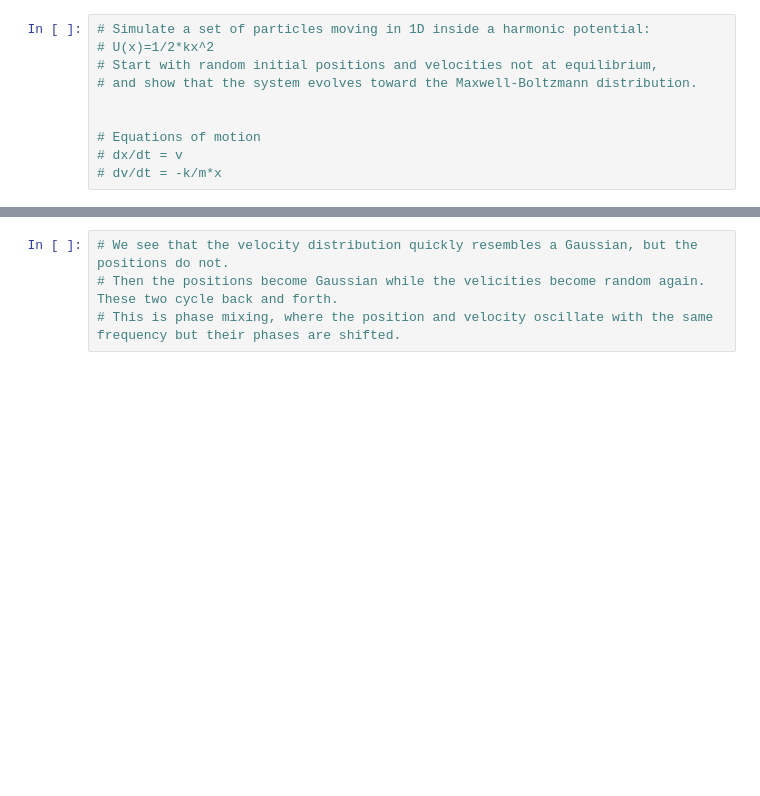
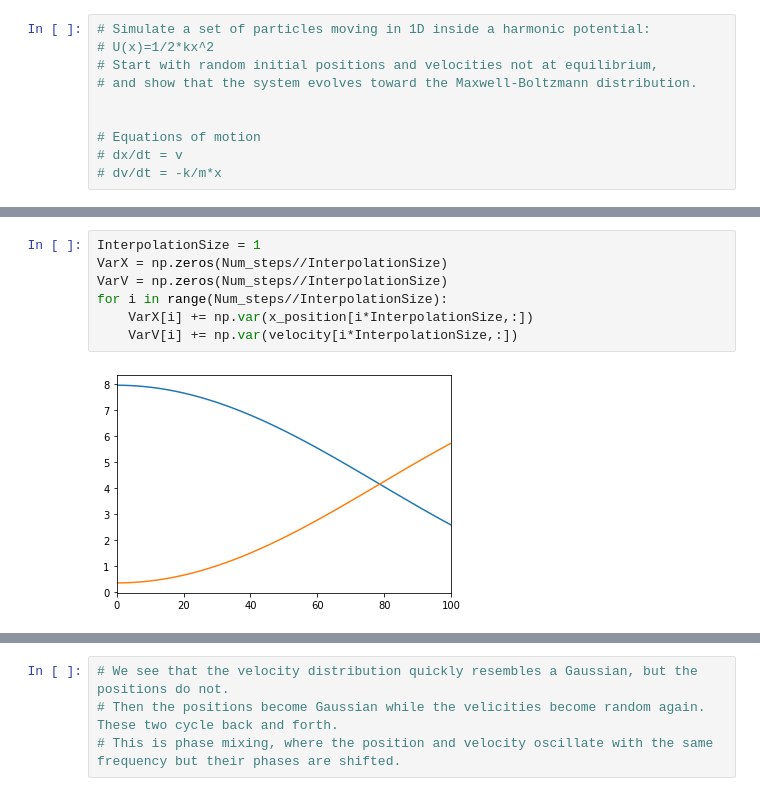
Before and after one commit to annetkonings/Boltzmann-kinetic-theory, a Jupyter notebook: BoltzmannBGK_Langevin.ipynb, the cells around one changed output, grey strips where cells are left out. Drawn from its saved outputs; the diff is of its cells as text; blank space fills up the shorter version.

```diff
--- a/BoltzmannBGK_Langevin.ipynb
+++ b/BoltzmannBGK_Langevin.ipynb
@@ -139 +139,10 @@ for step in range(Num_steps):
 ... (39 outputs left out)
+# %%
+InterpolationSize = 1
+VarX = np.zeros(Num_steps//InterpolationSize)
+VarV = np.zeros(Num_steps//InterpolationSize)
+for i in range(Num_steps//InterpolationSize):
+    VarX[i] += np.var(x_position[i*InterpolationSize,:])
+    VarV[i] += np.var(velocity[i*InterpolationSize,:])
+# %% [output]
+[figure, added]
```
Also changed, not shown: parts of 9 cells of this notebook.
